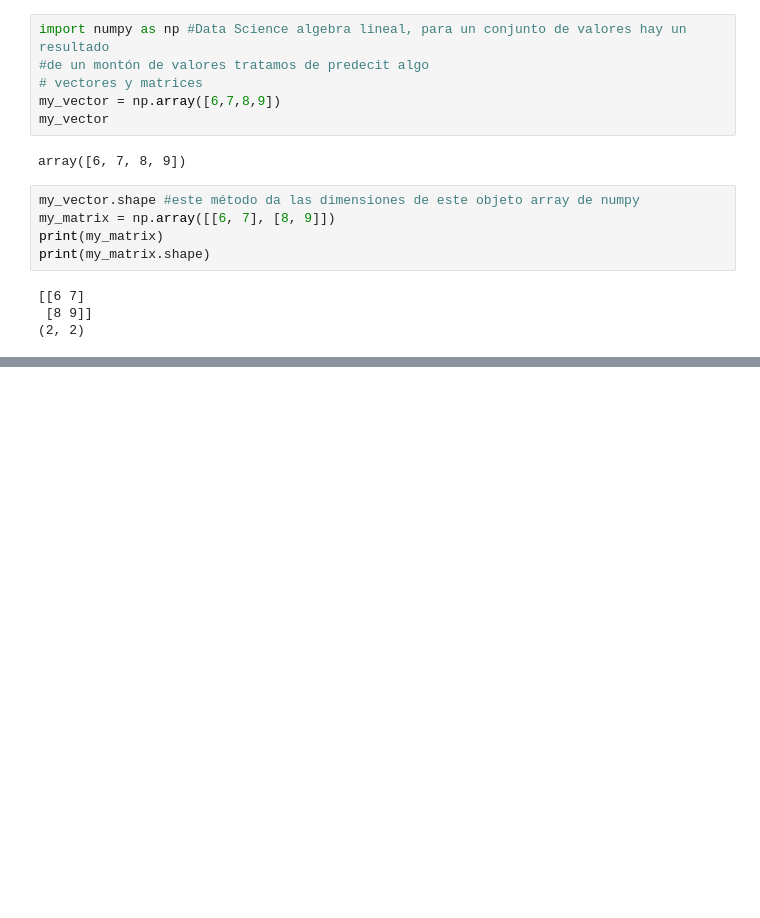
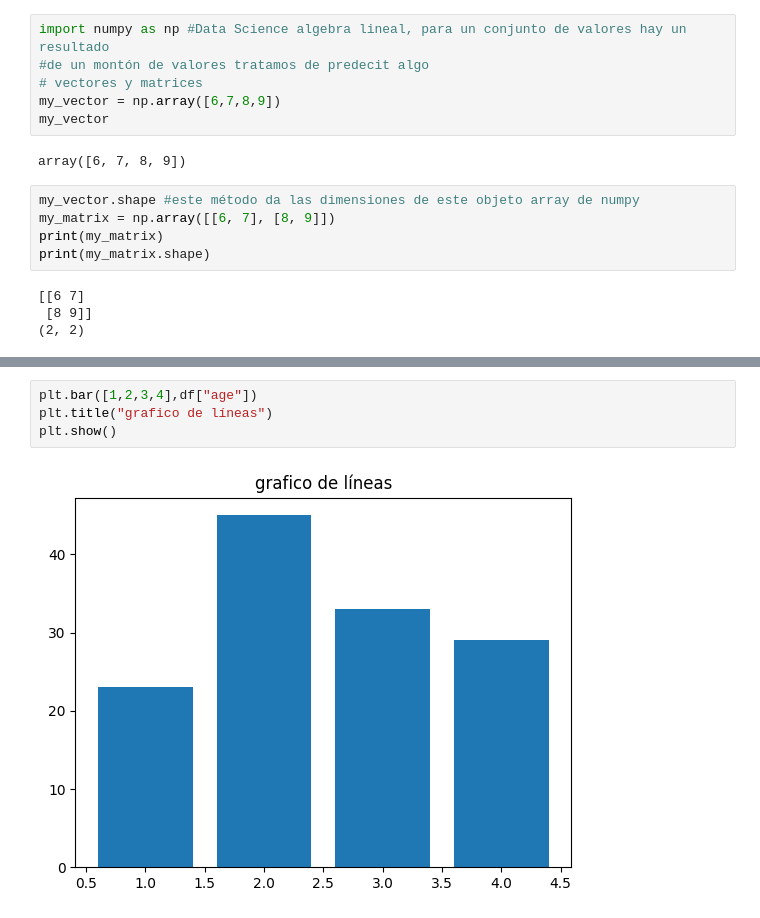
Before and after one commit to jessmiramontes/my_bootcamp, a Jupyter notebook: notebooks/lesson_01.ipynb, the cells around one changed output, grey strips where cells are left out. Cells and saved outputs as stored; diff of their text form; blank space fills up the shorter version.

```diff
--- a/notebooks/lesson_01.ipynb
+++ b/notebooks/lesson_01.ipynb
@@ -125,0 +155,6 @@ print(my_matrix.shape)
+# %%
+plt.bar([1,2,3,4],df["age"])
+plt.title("grafico de líneas")
+plt.show()
+# %% [output]
+[figure, added]
```
Also changed, not shown: parts of 6 cells of this notebook.
